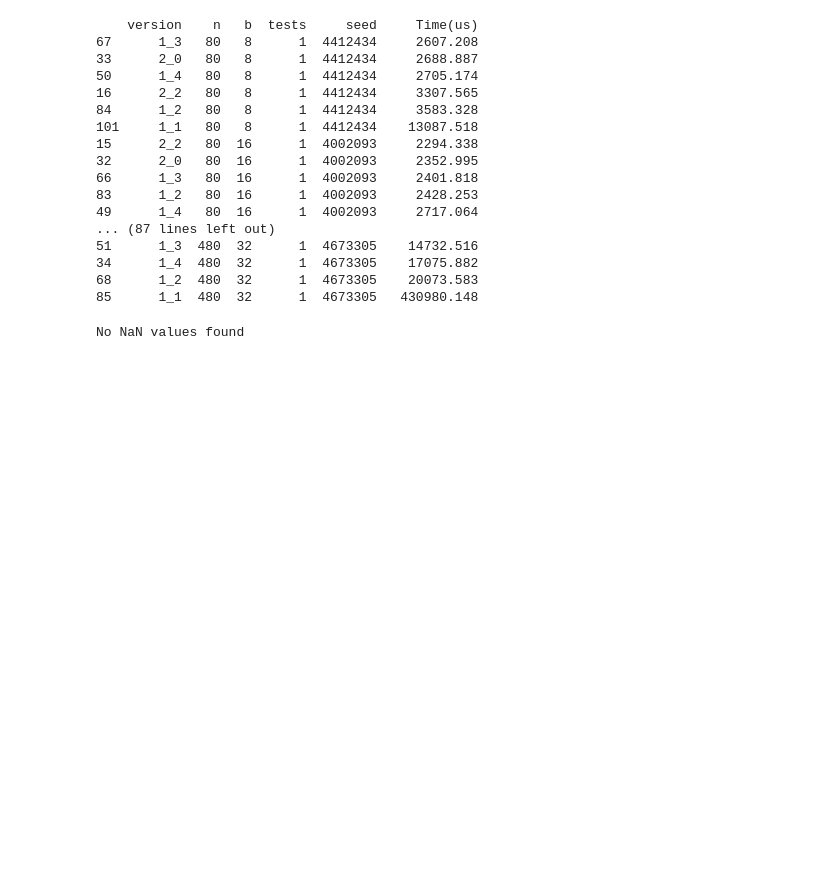
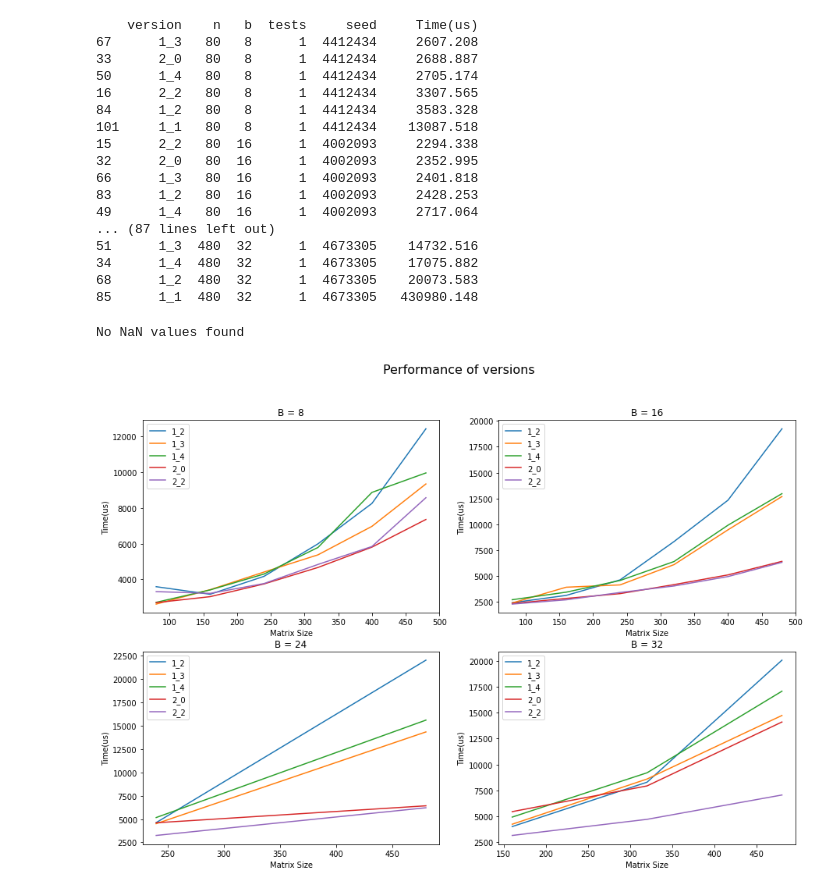
Before and after one commit to zucchi99/Blocked-AllPairsShortestPath, a Jupyter notebook: performance_analysis.ipynb, the cells around one changed output. Drawn from its saved outputs; the diff is of its cells as text; code cells hidden in the pictures; blank space fills up the shorter version.

```diff
--- a/performance_analysis.ipynb
+++ b/performance_analysis.ipynb
@@ -145,3 +128,21 @@ else :
     print(na_columns)
 # %% [output]
 No NaN values found
+# %%
+rows = 2
+cols = 2
+fig, axis = plt.subplots(rows, cols, figsize=(15, 10))
+idx = 0
+fig.suptitle("Performance of versions",  fontsize=16)
+for b in range(8, 33, 8):
+    i = (int) (idx / 2)
+    j = (int) (idx % 2)
+    df_plot = df_small[(df_small['b'] == b) & (df_small['version'] != '1_1')]
+    for label, grp in df_plot.groupby(['version']):
+        sub_title = "B = " + str(b)
+        grp.plot(ax=axis[i][j], kind='line', x='n', y='Time(us)', xlabel='Matrix Size', ylabel='Time(us)', label=label, title=sub_title)
+    idx += 1
+
+plt.savefig('png/performance.png', facecolor='white', transparent=False)
+# %% [output]
+[figure, added]
```
Also changed, not shown: parts of 7 cells of this notebook, 1 other file.
